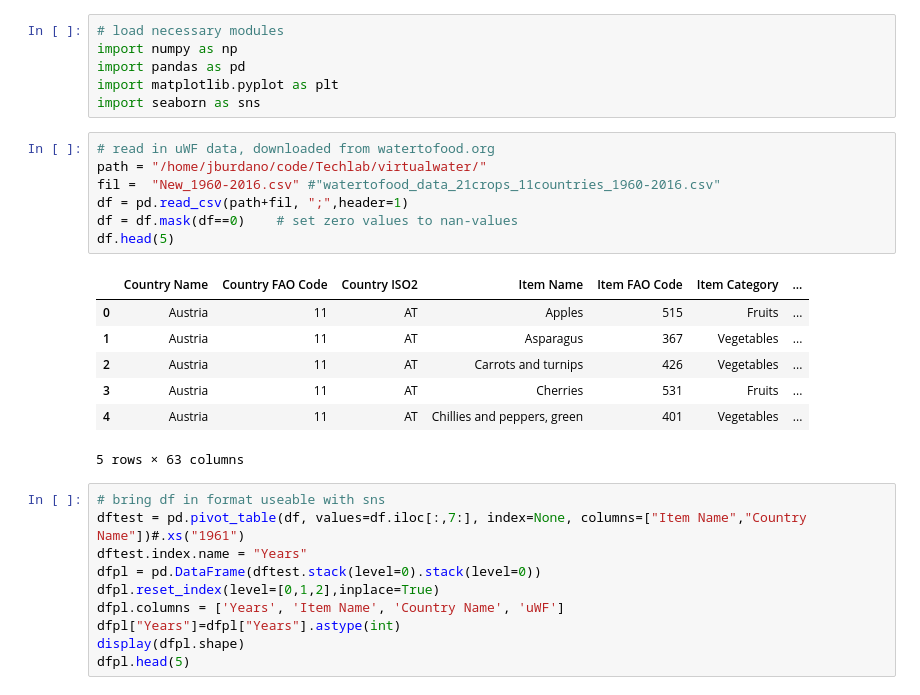
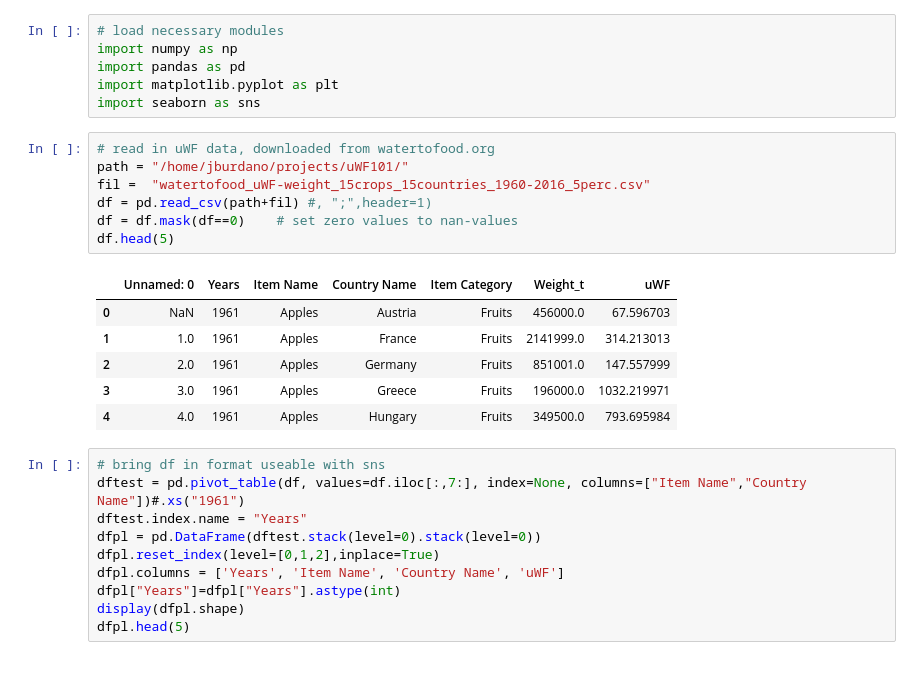
Before and after one commit to jburdano/uWF101, a Jupyter notebook: task9_joerg_hist.ipynb, the cells around one changed output. Drawn from its saved outputs; the diff is of its cells as text.

```diff
--- a/task9_joerg_hist.ipynb
+++ b/task9_joerg_hist.ipynb
@@ -6,19 +6,18 @@ import matplotlib.pyplot as plt
 import seaborn as sns
 # %%
 # read in uWF data, downloaded from watertofood.org
-path = "/home/jburdano/code/Techlab/virtualwater/"
-fil =  "New_1960-2016.csv" #"watertofood_data_21crops_11countries_1960-2016.csv"
-df = pd.read_csv(path+fil, ";",header=1)
+path = "/home/jburdano/projects/uWF101/"
+fil =  "watertofood_uWF-weight_15crops_15countries_1960-2016_5perc.csv"
+df = pd.read_csv(path+fil) #, ";",header=1)
 df = df.mask(df==0)    # set zero values to nan-values
 df.head(5)
 # %% [output]
-|  | Country Name | Country FAO Code | Country ISO2 | Item Name | Item FAO Code | Item Category | ... |
-| 0 | Austria | 11 | AT | Apples | 515 | Fruits | ... |
-| 1 | Austria | 11 | AT | Asparagus | 367 | Vegetables | ... |
-| 2 | Austria | 11 | AT | Carrots and turnips | 426 | Vegetables | ... |
-| 3 | Austria | 11 | AT | Cherries | 531 | Fruits | ... |
-| 4 | Austria | 11 | AT | Chillies and peppers, green | 401 | Vegetables | ... |
+|  | Unnamed: 0 | Years | Item Name | Country Name | Item Category | Weight_t | uWF |
+| 0 | NaN | 1961 | Apples | Austria | Fruits | 456000.0 | 67.596703 |
+| 1 | 1.0 | 1961 | Apples | France | Fruits | 2141999.0 | 314.213013 |
+| 2 | 2.0 | 1961 | Apples | Germany | Fruits | 851001.0 | 147.557999 |
+| 3 | 3.0 | 1961 | Apples | Greece | Fruits | 196000.0 | 1032.219971 |
+| 4 | 4.0 | 1961 | Apples | Hungary | Fruits | 349500.0 | 793.695984 |
-5 rows × 63 columns
 # %%
 # bring df in format useable with sns
 dftest = pd.pivot_table(df, values=df.iloc[:,7:], index=None, columns=["Item Name","Country Name"])#.xs("1961")
```
Also changed, not shown: parts of 10 cells of this notebook, 2 other files.
